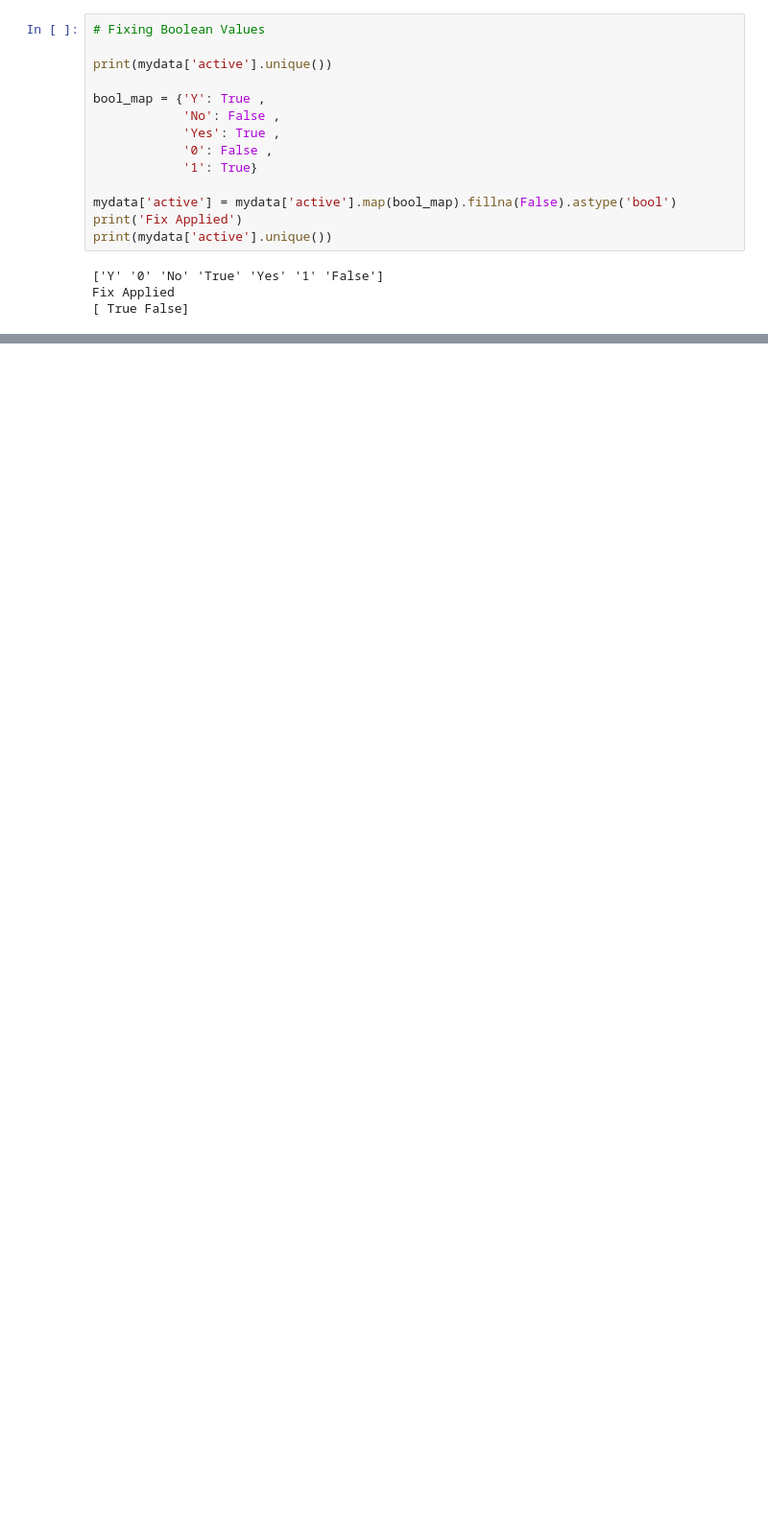
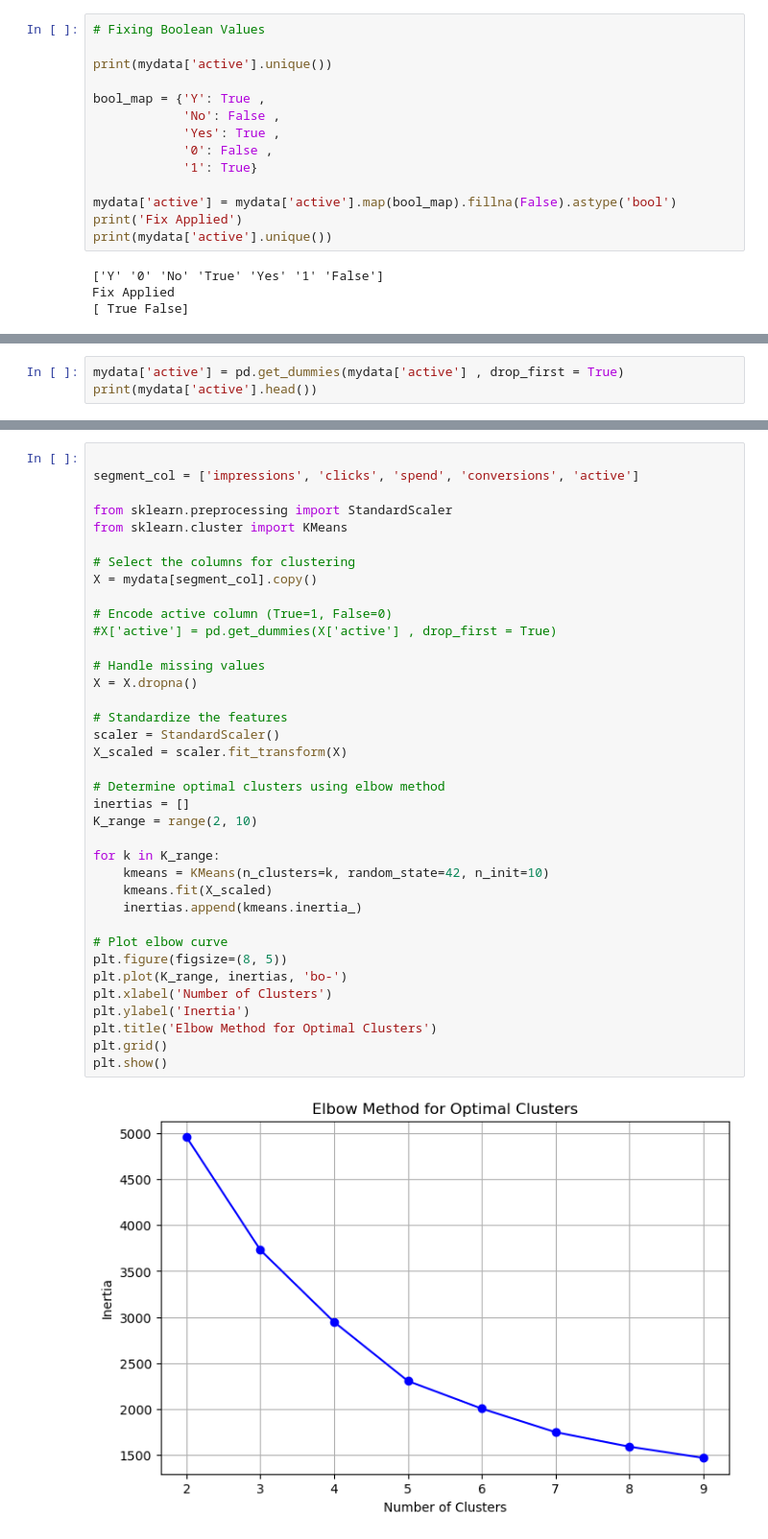
Before and after one commit to TonyHamilton10/MachineLearning, a Jupyter notebook: Tutorials.ipynb, the cells around one changed output, grey strips where cells are left out. Shown at 96% size. Drawn from its saved outputs; the diff is of its cells as text; blank space fills up the shorter version.

```diff
--- a/Tutorials.ipynb
+++ b/Tutorials.ipynb
@@ -90,0 +323,3 @@ datetime64[ns]
+# %%
+mydata['active'] = pd.get_dummies(mydata['active'] , drop_first = True)
+print(mydata['active'].head())
@@ -90,0 +333,39 @@ datetime64[ns]
+# %%
+
+segment_col = ['impressions', 'clicks', 'spend', 'conversions', 'active']
+
+from sklearn.preprocessing import StandardScaler
+from sklearn.cluster import KMeans
+
+# Select the columns for clustering
+X = mydata[segment_col].copy()
+
+# Encode active column (True=1, False=0)
+#X['active'] = pd.get_dummies(X['active'] , drop_first = True)
+
+# Handle missing values
+X = X.dropna()
+
+# Standardize the features
+scaler = StandardScaler()
+X_scaled = scaler.fit_transform(X)
+
+# Determine optimal clusters using elbow method
+inertias = []
+K_range = range(2, 10)
+
+for k in K_range:
+    kmeans = KMeans(n_clusters=k, random_state=42, n_init=10)
+    kmeans.fit(X_scaled)
+    inertias.append(kmeans.inertia_)
+
+# Plot elbow curve
+plt.figure(figsize=(8, 5))
+plt.plot(K_range, inertias, 'bo-')
+plt.xlabel('Number of Clusters')
+plt.ylabel('Inertia')
+plt.title('Elbow Method for Optimal Clusters')
+plt.grid()
+plt.show()
+# %% [output]
+[figure, added]
```
Also changed, not shown: parts of 81 cells of this notebook, 7 other files.
